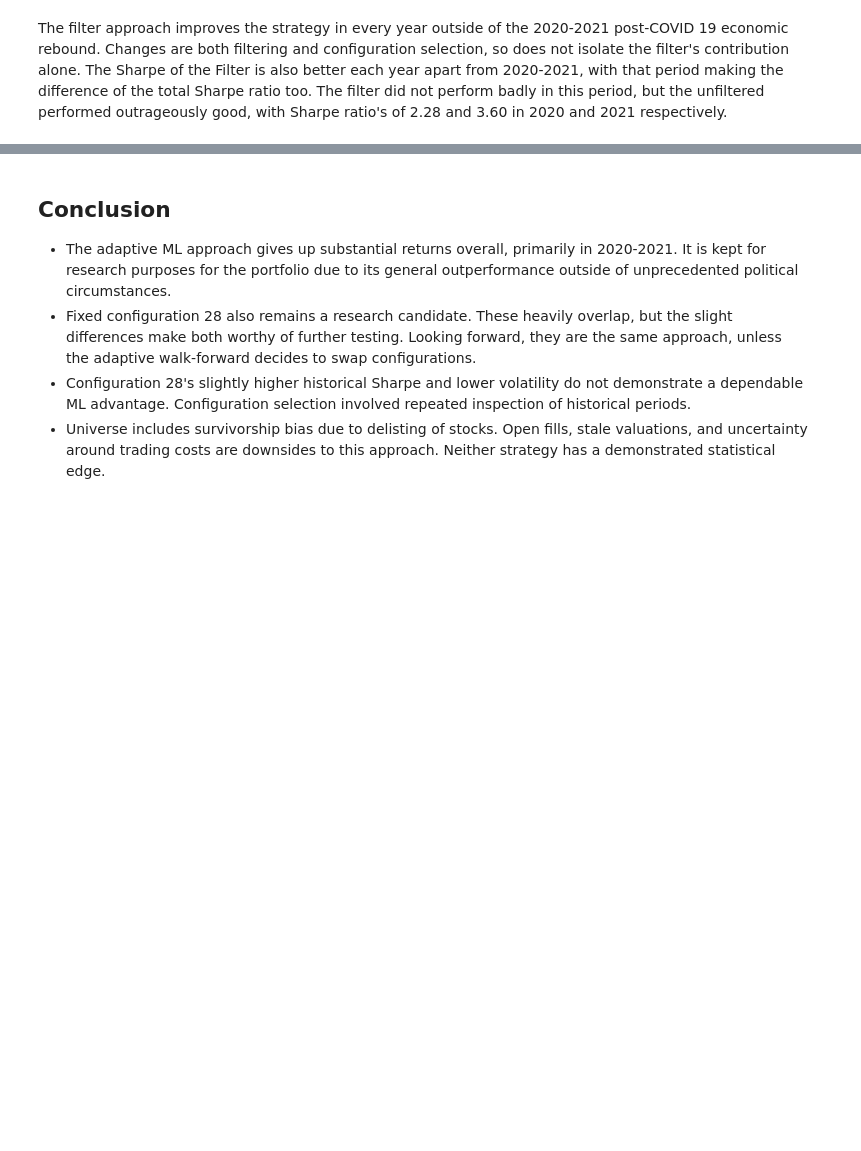
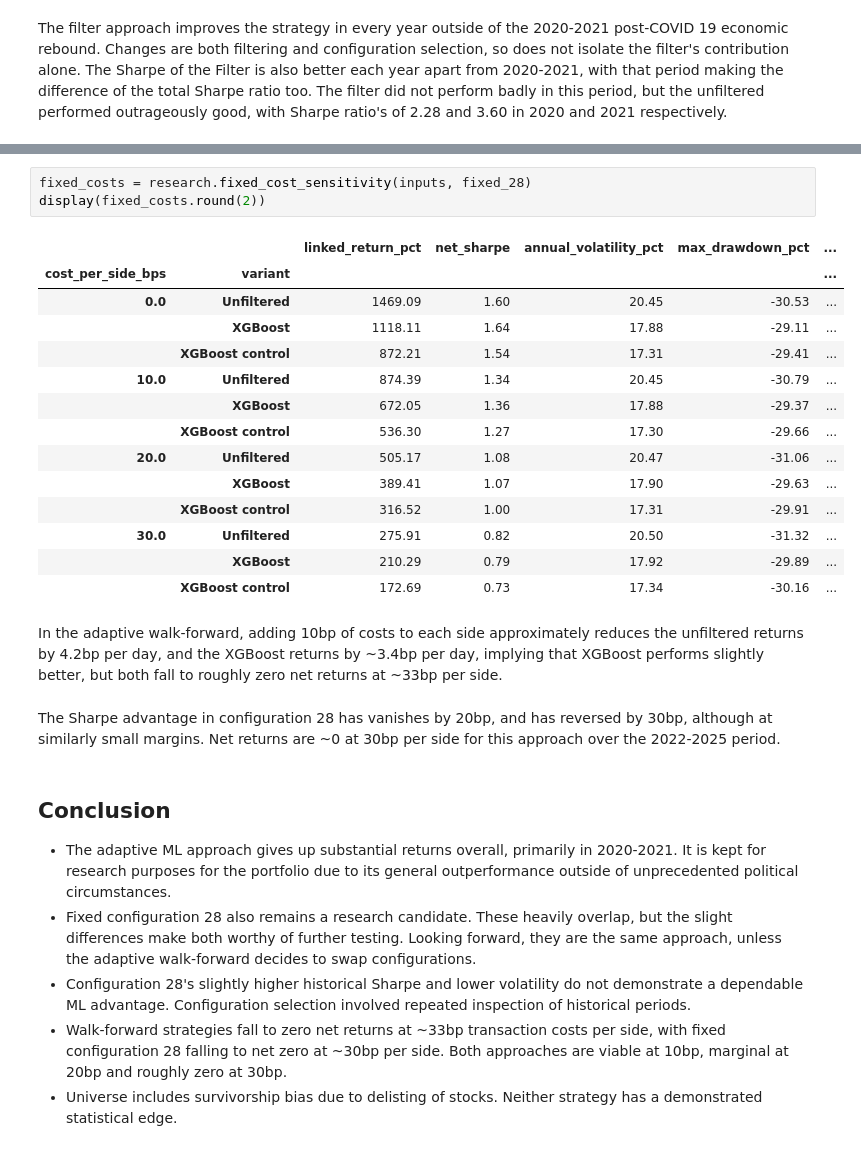
Before and after one commit to oscar-lewis-3333/trading-portfolio, a Jupyter notebook: uk_portfolio/reversal_signals/notebooks/reversal_signals_ml.ipynb, the cells around one changed output, grey strips where cells are left out. Cells and saved outputs as stored; diff of their text form; blank space fills up the shorter version.

```diff
--- a/uk_portfolio/reversal_signals/notebooks/reversal_signals_ml.ipynb
+++ b/uk_portfolio/reversal_signals/notebooks/reversal_signals_ml.ipynb
@@ -262,7 +288,30 @@ The filter approach improves the strategy in every year outside of the 2020-2021
+# %%
+fixed_costs = research.fixed_cost_sensitivity(inputs, fixed_28)
+display(fixed_costs.round(2))
+# %% [output]
+|  |  | linked_return_pct | net_sharpe | annual_volatility_pct | max_drawdown_pct | ... |
+| cost_per_side_bps | variant |  |  |  |  | ... |
+| 0.0 | Unfiltered | 1469.09 | 1.60 | 20.45 | -30.53 | ... |
+|  | XGBoost | 1118.11 | 1.64 | 17.88 | -29.11 | ... |
+|  | XGBoost control | 872.21 | 1.54 | 17.31 | -29.41 | ... |
+| 10.0 | Unfiltered | 874.39 | 1.34 | 20.45 | -30.79 | ... |
+|  | XGBoost | 672.05 | 1.36 | 17.88 | -29.37 | ... |
+|  | XGBoost control | 536.30 | 1.27 | 17.30 | -29.66 | ... |
+| 20.0 | Unfiltered | 505.17 | 1.08 | 20.47 | -31.06 | ... |
+|  | XGBoost | 389.41 | 1.07 | 17.90 | -29.63 | ... |
+|  | XGBoost control | 316.52 | 1.00 | 17.31 | -29.91 | ... |
+| 30.0 | Unfiltered | 275.91 | 0.82 | 20.50 | -31.32 | ... |
+|  | XGBoost | 210.29 | 0.79 | 17.92 | -29.89 | ... |
+|  | XGBoost control | 172.69 | 0.73 | 17.34 | -30.16 | ... |
+# %% [markdown]
+In the adaptive walk-forward, adding 10bp of costs to each side approximately reduces the unfiltered returns by 4.2bp per day, and the XGBoost returns by ~3.4bp per day, implying that XGBoost performs slightly better, but both fall to roughly zero net returns at ~33bp per side.
+# %% [markdown]
+The Sharpe advantage in configuration 28 has vanishes by 20bp, and has reversed by 30bp, although at similarly small margins. Net returns are ~0 at 30bp per side for this approach over the 2022-2025 period.
 # %% [markdown]
 ## Conclusion
 
 - The adaptive ML approach gives up substantial returns overall, primarily in 2020-2021. It is kept for research purposes for the portfolio due to its general outperformance outside of unprecedented political circumstances.
 - Fixed configuration 28 also remains a research candidate. These heavily overlap, but the slight differences make both worthy of further testing. Looking forward, they are the same approach, unless the adaptive walk-forward decides to swap configurations.
 - Configuration 28's slightly higher historical Sharpe and lower volatility do not demonstrate a dependable ML advantage. Configuration selection involved repeated inspection of historical periods.
-- Universe includes survivorship bias due to delisting of stocks. Open fills, stale valuations, and uncertainty around trading costs are downsides to this approach. Neither strategy has a demonstrated statistical edge.
+- Walk-forward strategies fall to zero net returns at ~33bp transaction costs per side, with fixed configuration 28 falling to net zero at ~30bp per side. Both approaches are viable at 10bp, marginal at 20bp and roughly zero at 30bp.
+- Universe includes survivorship bias due to delisting of stocks. Neither strategy has a demonstrated statistical edge.
```
Also changed, not shown: parts of 7 cells of this notebook, 2 other files.
